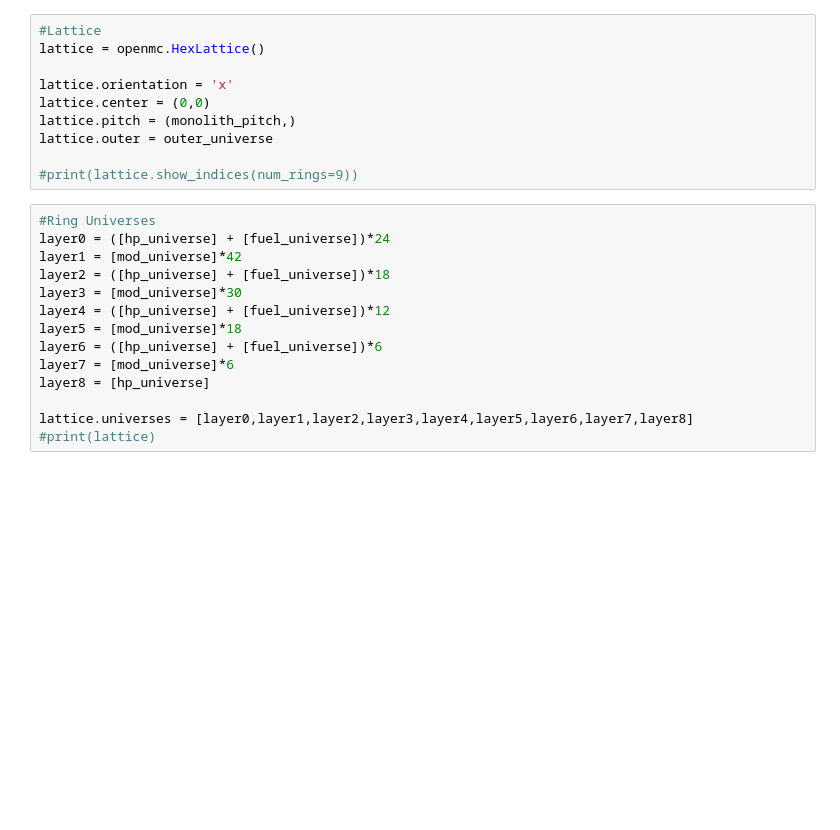
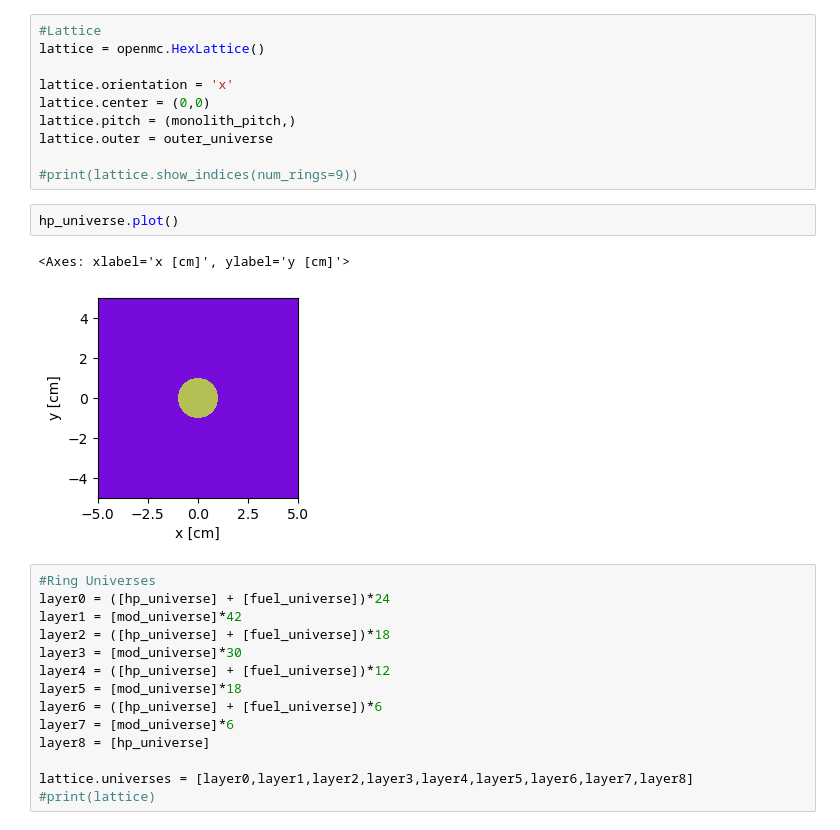
Before and after one commit to jspecht3/python_files, a Jupyter notebook: openmc/Empire Core/Empire Core/Empire Core.ipynb, the cells around one changed output. Drawn from its saved outputs; the diff is of its cells as text; blank space fills up the shorter version.

```diff
--- a/openmc/Empire Core/Empire Core/Empire Core.ipynb
+++ b/openmc/Empire Core/Empire Core/Empire Core.ipynb
@@ -85,6 +83,11 @@ lattice.pitch = (monolith_pitch,)
 lattice.outer = outer_universe
 
 #print(lattice.show_indices(num_rings=9))
+# %%
+hp_universe.plot()
+# %% [output]
+<Axes: xlabel='x [cm]', ylabel='y [cm]'>
+[figure, added]
 # %%
 #Ring Universes
 layer0 = ([hp_universe] + [fuel_universe])*24
```
Also changed, not shown: parts of 1 cell of this notebook, 9 other files.
